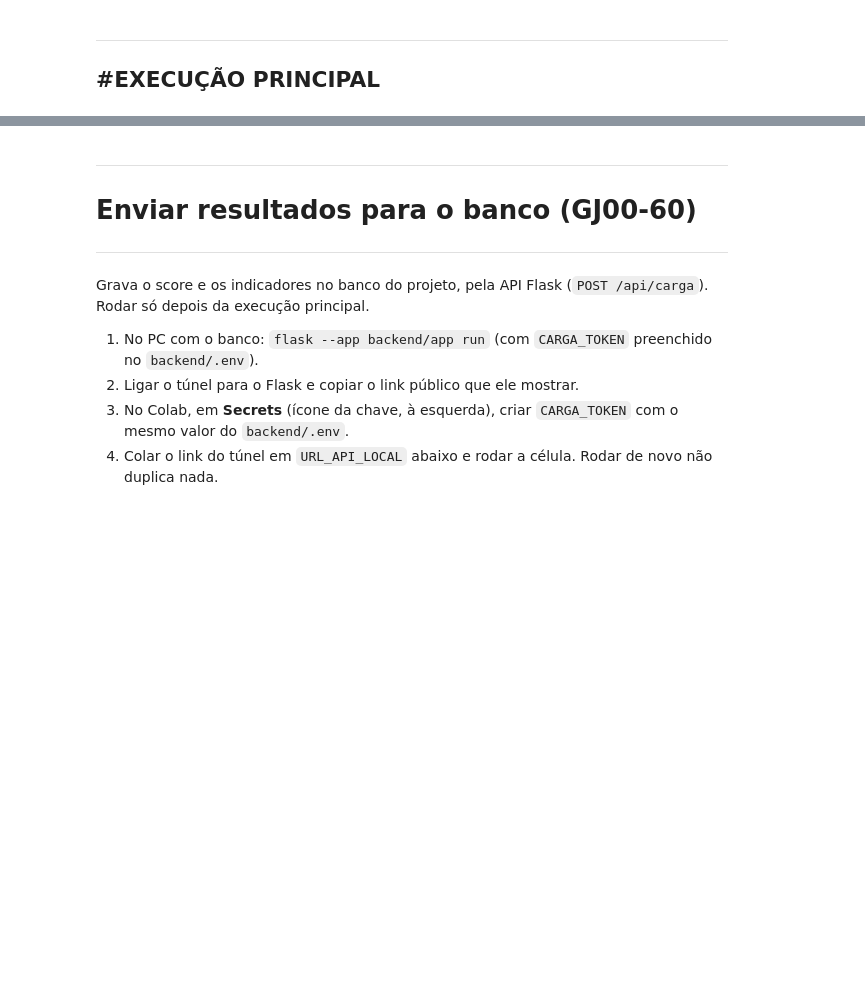
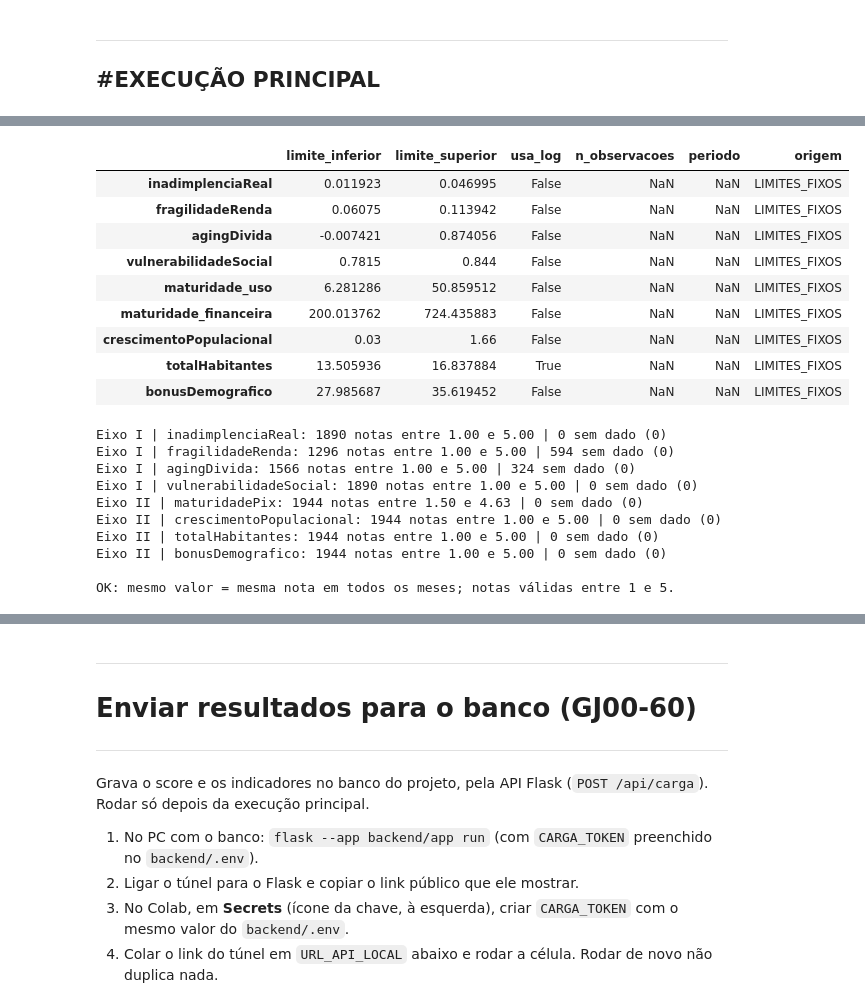
Before and after one commit to Time00-dev/api1--semestre, a Jupyter notebook: backend/api_refatorada.ipynb, the cells around one changed output, grey strips where cells are left out. Saved outputs shown, nothing was run; the diff lists cells and outputs as text; code cells hidden in the pictures; blank space fills up the shorter version.

Commit message:
feat/ normalização: limites fixos (percentis 5 e 95), escala log na população e tratamento de ausentes

```diff
--- a/backend/api_refatorada.ipynb
+++ b/backend/api_refatorada.ipynb
@@ -964,7 +1058,7 @@ def calcular_crescimento_vencida(df_scr_pix_base):
     atual["agingDivida"] = np.where(
         atual["vencida_anterior"] > 0,
         (atual["vencida"] / atual["vencida_anterior"]) - 1,
-        0.0,
+        np.nan,  # [ALTERADO] antes: 0.0, (sem base de comparação = sem dado; com 0.0 a nota viraria 1 = risco mínimo)
     )
     return atual[["ano_mes", "regiao", "uf", "agingDivida"]]
 
@@ -1020,13 +1114,14 @@ def calcular_eixo_i(df_scr_pix_base, df_ibge_base):
     df_calculos = df_calculos.dropna(subset=["carteira_ativa"])
 
     df_calculos = df_calculos.merge(df_crescimento, on=filtro, how="left")
-    df_calculos["agingDivida"] = df_calculos["agingDivida"].fillna(0.0)
+    # [ALTERADO] Linha removida (comentada abaixo): sem base de comparação (primeiros meses) agora fica NaN = sem dado
+    # df_calculos["agingDivida"] = df_calculos["agingDivida"].fillna(0.0)
 
     # --- Divisões com tratamento de divisão por zero ---
     df_calculos["inadimplenciaReal"] = np.where(
         df_calculos["carteira_ativa"] > 0,
         df_calculos["carteira_vencida"] / df_calculos["carteira_ativa"],
-        0.0,
+        np.nan,  # [ALTERADO] antes: 0.0, (divisão por zero = sem dado)
     )
 
     # [NOVO] DECISÃO (21/10/2026): a partir de 202501 a API só envia o risco "N/D" (não há "D-H").
@@ -1035,8 +1130,12 @@ def calcular_eixo_i(df_scr_pix_base, df_ibge_base):
     df_calculos["fragilidadeRenda"] = np.where(                                  # [IGUAL]
         df_calculos["carteira_ativa"] > 0,
         df_calculos["carteira_ativa_classes_de"] / df_calculos["carteira_ativa"],
-        0.0,
+        np.nan,  # [ALTERADO] antes: 0.0, (divisão por zero = sem dado)
     )
+    # [NOVO] Meses em que a API não traz "D-H" (a partir de 202501) não têm classificação de risco: ficam NaN
+    # (sem dado). Com limites fixos, o 0.0 antigo viraria nota 1 (risco mínimo), o que seria falso.
+    sem_risco = df_calculos.groupby("ano_mes")["carteira_ativa_classes_de"].transform("sum") <= 0
+    df_calculos.loc[sem_risco, "fragilidadeRenda"] = np.nan
 
     # --- CORREÇÃO 2: Sintaxe de vulnerabilidadeSocial corrigida ---
     df_calculos["vulnerabilidadeSocial"] = 1 - df_calculos["taxa_escolarizacao"]
@@ -1111,14 +1210,14 @@ def calcular_eixo_ii(df_scr_pix_base, df_ibge_base):
     df_calculos["maturidade_uso"] = np.where(
         df_calculos["qt_pes_pagador"] > 0,
         df_calculos["qt_pagador"] / df_calculos["qt_pes_pagador"],
-        0.0
+        np.nan  # [ALTERADO] antes: 0.0 (divisão por zero = sem dado)
     )
 
     # 2. Maturidade Financeira PIX = vl_pagador / qt_pagador
     df_calculos["maturidade_financeira"] = np.where(
         df_calculos["qt_pagador"] > 0,
         df_calculos["vl_pagador"] / df_calculos["qt_pagador"],
-        0.0
+        np.nan  # [ALTERADO] antes: 0.0 (divisão por zero = sem dado)
     )
 
     # [NOVO] Normaliza cada métrica na escala de 1 a 5 antes de aplicar os pesos,
@@ -1344 +1464,61 @@ df_ibge = df_ibge.replace([np.inf, -np.inf], np.nan).fillna(0)
+# %%
+# [NOVO] Célula inteira nova: conferência da normalização (limites usados, notas entre 1 e 5, mesmo valor = mesma nota).
+# Rodar DEPOIS da execução principal.
+# --- Conferência da normalização ---
+assert LIMITES, "Rode a execução principal antes: os limites ainda não foram calculados."
+
+# 1. Limites usados nesta execução
+display(pd.DataFrame(LIMITES).T.reindex(columns=["limite_inferior", "limite_superior", "usa_log", "n_observacoes", "periodo", "origem"]))
+if any(l["origem"] != "LIMITES_FIXOS" for l in LIMITES.values()):
+    print("\nPara travar estes limites, copie o bloco abaixo e cole no lugar de LIMITES_FIXOS (célula da normalizacao):\n")
+    imprimir_limites_fixos()
+
+# 2. Notas válidas entre 1 e 5, sem NaN/infinito (0 = sem dado)
+indicadores = {
+    "Eixo I": (df_eixo_i, ["inadimplenciaReal", "fragilidadeRenda", "agingDivida", "vulnerabilidadeSocial"]),
+    "Eixo II": (df_eixo_ii, ["maturidadePix", "crescimentoPopulacional", "totalHabitantes", "bonusDemografico"]),
+}
+for eixo, (df, colunas) in indicadores.items():
+    for c in colunas:
+        notas = df[c]
+        validas = notas[notas != 0]
+        assert np.isfinite(notas).all(), f"{eixo} | {c}: há NaN ou infinito"
+        assert validas.between(1 - 1e-9, 5 + 1e-9).all(), f"{eixo} | {c}: nota fora de 1 a 5"
+        print(f"{eixo} | {c}: {len(validas)} notas entre {validas.min():.2f} e {validas.max():.2f} | {(notas == 0).sum()} sem dado (0)")
+
+# 3. Mesmo valor em meses diferentes -> mesma nota (e extremos limitados a 1 e 5)
+meses = ["202301", "202406", "202512"]
+for c, lim in LIMITES.items():
+    inferior, superior = lim["limite_inferior"], lim["limite_superior"]
+    if inferior is None or superior is None:
+        continue
+    alvo = np.array([inferior - 1, inferior, (inferior + superior) / 2, superior, superior + 1])
+    if lim["usa_log"]:
+        alvo = np.exp(alvo)
+    teste = pd.DataFrame({"ano_mes": np.repeat(meses, len(alvo)), c: np.tile(alvo, len(meses))})
+    notas = normalizacao(teste, c)[c].to_numpy().reshape(len(meses), len(alvo))
+    assert (notas == notas[0]).all(), f"{c}: o mesmo valor recebeu notas diferentes em meses diferentes"
+    assert list(notas[0]) == [1, 1, 3, 5, 5], f"{c}: notas inesperadas {list(notas[0])}"
+print("\nOK: mesmo valor = mesma nota em todos os meses; notas válidas entre 1 e 5.")
+# %% [output]
+|  | limite_inferior | limite_superior | usa_log | n_observacoes | periodo | origem |
+| inadimplenciaReal | 0.011923 | 0.046995 | False | NaN | NaN | LIMITES_FIXOS |
+| fragilidadeRenda | 0.06075 | 0.113942 | False | NaN | NaN | LIMITES_FIXOS |
+| agingDivida | -0.007421 | 0.874056 | False | NaN | NaN | LIMITES_FIXOS |
+| vulnerabilidadeSocial | 0.7815 | 0.844 | False | NaN | NaN | LIMITES_FIXOS |
+| maturidade_uso | 6.281286 | 50.859512 | False | NaN | NaN | LIMITES_FIXOS |
+| maturidade_financeira | 200.013762 | 724.435883 | False | NaN | NaN | LIMITES_FIXOS |
+| crescimentoPopulacional | 0.03 | 1.66 | False | NaN | NaN | LIMITES_FIXOS |
+| totalHabitantes | 13.505936 | 16.837884 | True | NaN | NaN | LIMITES_FIXOS |
+| bonusDemografico | 27.985687 | 35.619452 | False | NaN | NaN | LIMITES_FIXOS |
+Eixo I | inadimplenciaReal: 1890 notas entre 1.00 e 5.00 | 0 sem dado (0)
+Eixo I | fragilidadeRenda: 1296 notas entre 1.00 e 5.00 | 594 sem dado (0)
+Eixo I | agingDivida: 1566 notas entre 1.00 e 5.00 | 324 sem dado (0)
+Eixo I | vulnerabilidadeSocial: 1890 notas entre 1.00 e 5.00 | 0 sem dado (0)
+Eixo II | maturidadePix: 1944 notas entre 1.50 e 4.63 | 0 sem dado (0)
+Eixo II | crescimentoPopulacional: 1944 notas entre 1.00 e 5.00 | 0 sem dado (0)
+Eixo II | totalHabitantes: 1944 notas entre 1.00 e 5.00 | 0 sem dado (0)
+Eixo II | bonusDemografico: 1944 notas entre 1.00 e 5.00 | 0 sem dado (0)
+
+OK: mesmo valor = mesma nota em todos os meses; notas válidas entre 1 e 5.
 # %%
```
Also changed, not shown: parts of 13 cells of this notebook.
